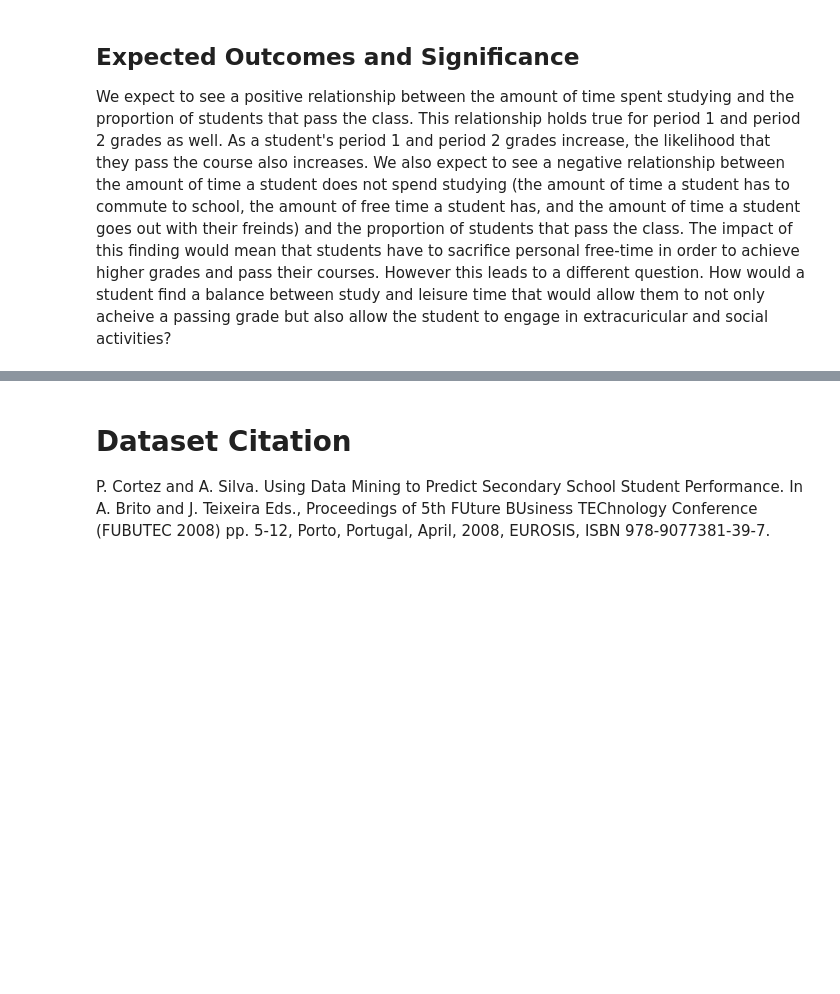
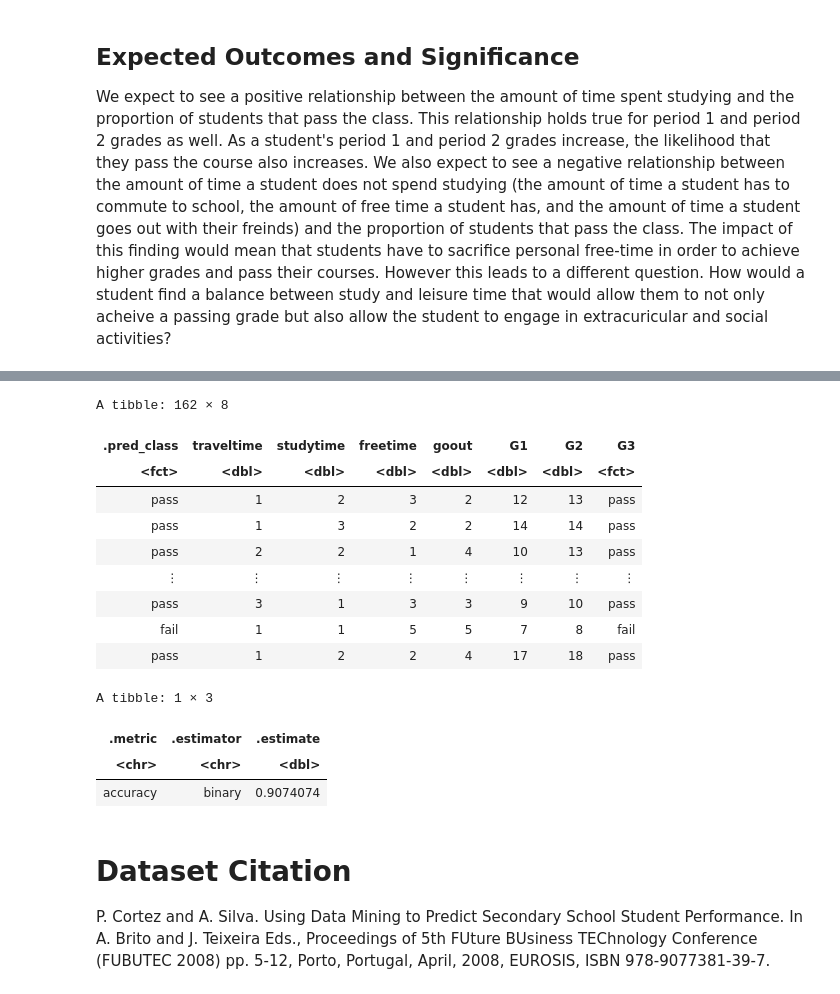
Before and after one commit to gpark8910/DSCI100_project, a Jupyter notebook: project_data.ipynb, the cells around one changed output, grey strips where cells are left out. Drawn from its saved outputs; the diff is of its cells as text; code cells hidden in the pictures; blank space fills up the shorter version.

```diff
--- a/project_data.ipynb
+++ b/project_data.ipynb
@@ -283,3 +263,40 @@ A tibble: 20 × 7
+# %%
+set.seed(5)
+options(repr.plot.height = 20, repr.plot.width = 25)
+
+knn_spec <- nearest_neighbor(weight_func = "rectangular", neighbors = 16) %>%
+   set_engine("kknn") %>%
+   set_mode("classification")
+
+knn_fit <- workflow() %>%
+   add_recipe(grade_recipe) %>%
+   add_model(knn_spec) %>%
+   fit(data = grade_train)
+
+grade_predictions <- predict(knn_fit, grade_test) %>%
+   bind_cols(grade_test)
+
+grade_predictions
+
+accuracy <- grade_predictions %>%
+   metrics(truth = G3, estimate = .pred_class) %>%
+   filter(.metric == "accuracy")
+accuracy
+# %% [output]
+A tibble: 162 × 8
+| .pred_class | traveltime | studytime | freetime | goout | G1 | G2 | G3 |
+| <fct> | <dbl> | <dbl> | <dbl> | <dbl> | <dbl> | <dbl> | <fct> |
+| pass | 1 | 2 | 3 | 2 | 12 | 13 | pass |
+| pass | 1 | 3 | 2 | 2 | 14 | 14 | pass |
+| pass | 2 | 2 | 1 | 4 | 10 | 13 | pass |
+| ⋮ | ⋮ | ⋮ | ⋮ | ⋮ | ⋮ | ⋮ | ⋮ |
+| pass | 3 | 1 | 3 | 3 | 9 | 10 | pass |
+| fail | 1 | 1 | 5 | 5 | 7 | 8 | fail |
+| pass | 1 | 2 | 2 | 4 | 17 | 18 | pass |
+A tibble: 1 × 3
+| .metric | .estimator | .estimate |
+| <chr> | <chr> | <dbl> |
+| accuracy | binary | 0.9074074 |
 # %% [markdown]
 # Dataset Citation
 P. Cortez and A. Silva. Using Data Mining to Predict Secondary School Student Performance. In A. Brito and J. Teixeira Eds., Proceedings of 5th FUture BUsiness TEChnology Conference (FUBUTEC 2008) pp. 5-12, Porto, Portugal, April, 2008, EUROSIS, ISBN 978-9077381-39-7.
```
Also changed, not shown: parts of 1 cell of this notebook.
